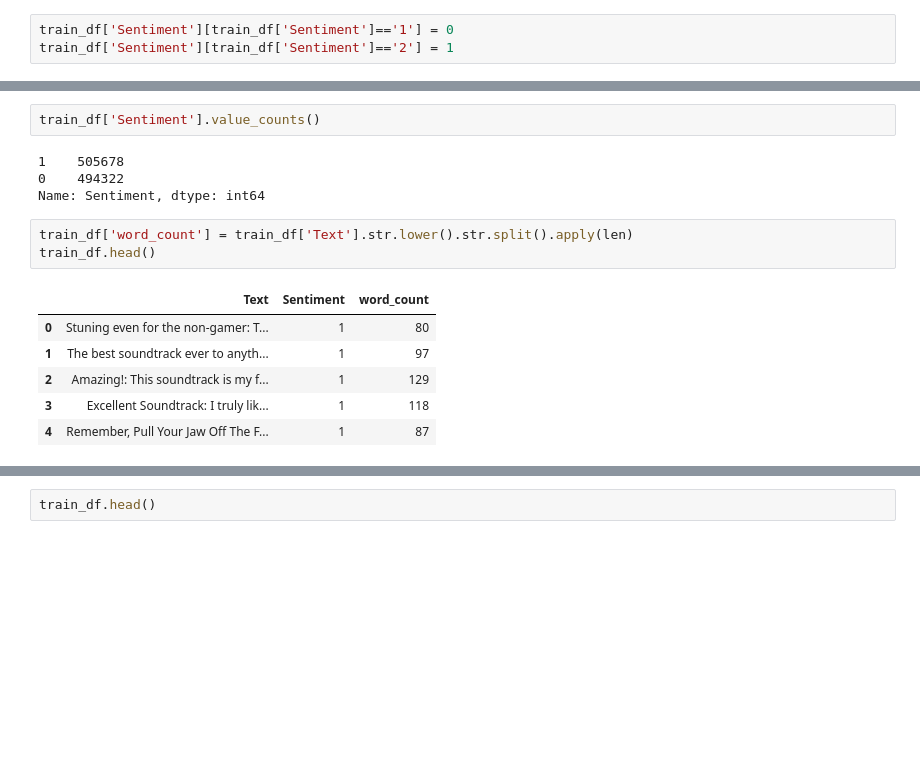
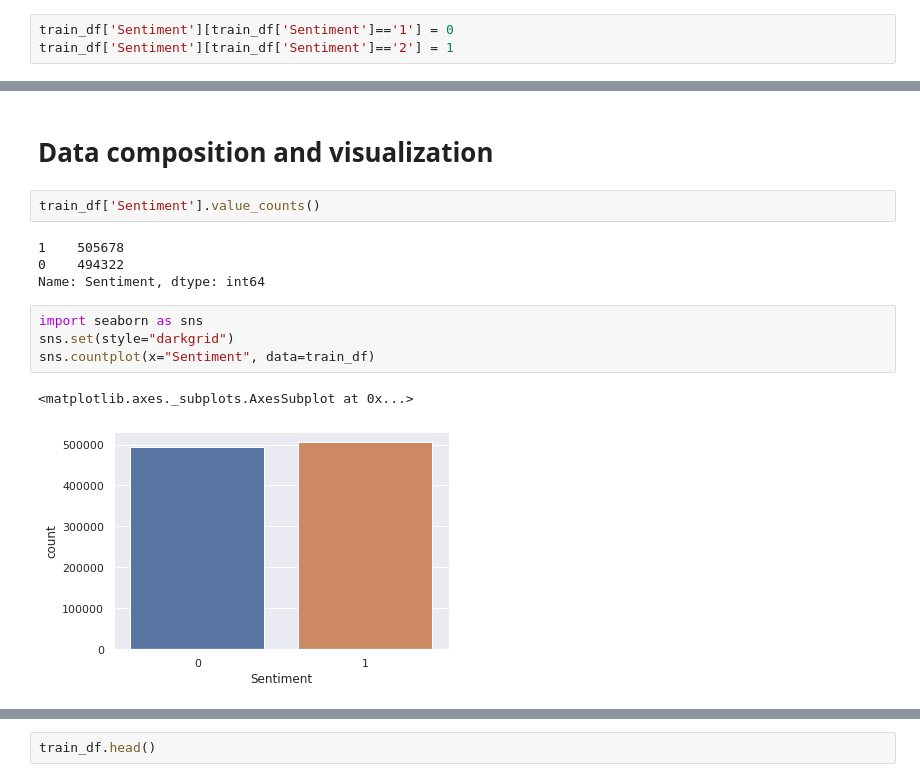
Before and after one commit to giacoballoccu/DLA-SentimentAnalysis, a Jupyter notebook: SentimentalAnalysisColab.ipynb, the cells around one changed output, grey strips where cells are left out. Drawn from its saved outputs; the diff is of its cells as text; blank space fills up the shorter version.

```diff
--- a/SentimentalAnalysisColab.ipynb
+++ b/SentimentalAnalysisColab.ipynb
@@ -59,16 +67,15 @@ train_df['Sentiment'][train_df['Sentiment']=='2'] = 1
+# %% [markdown]
+# Data composition and visualization
 # %%
 train_df['Sentiment'].value_counts()
 # %% [output]
 1    505678
 0    494322
 Name: Sentiment, dtype: int64
-# %%
-train_df['word_count'] = train_df['Text'].str.lower().str.split().apply(len)
-train_df.head()
-# %% [output]
-|  | Text | Sentiment | word_count |
-| 0 | Stuning even for the non-gamer: T... | 1 | 80 |
-| 1 | The best soundtrack ever to anyth... | 1 | 97 |
-| 2 | Amazing!: This soundtrack is my f... | 1 | 129 |
-| 3 | Excellent Soundtrack: I truly lik... | 1 | 118 |
-| 4 | Remember, Pull Your Jaw Off The F... | 1 | 87 |
+# %%
+import seaborn as sns
+sns.set(style="darkgrid")
+sns.countplot(x="Sentiment", data=train_df)
+# %% [output]
+<matplotlib.axes._subplots.AxesSubplot at 0x...>
+[figure, added]
```
Also changed, not shown: parts of 32 cells of this notebook.
